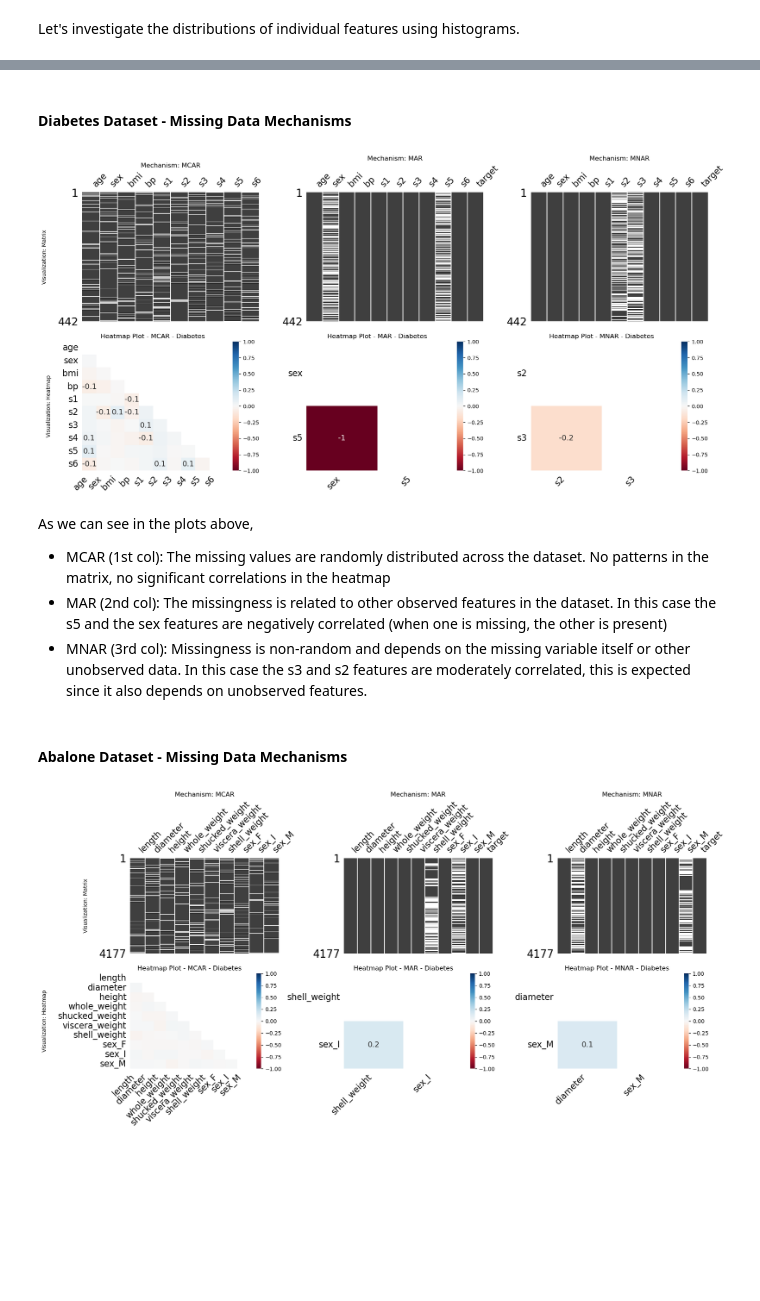
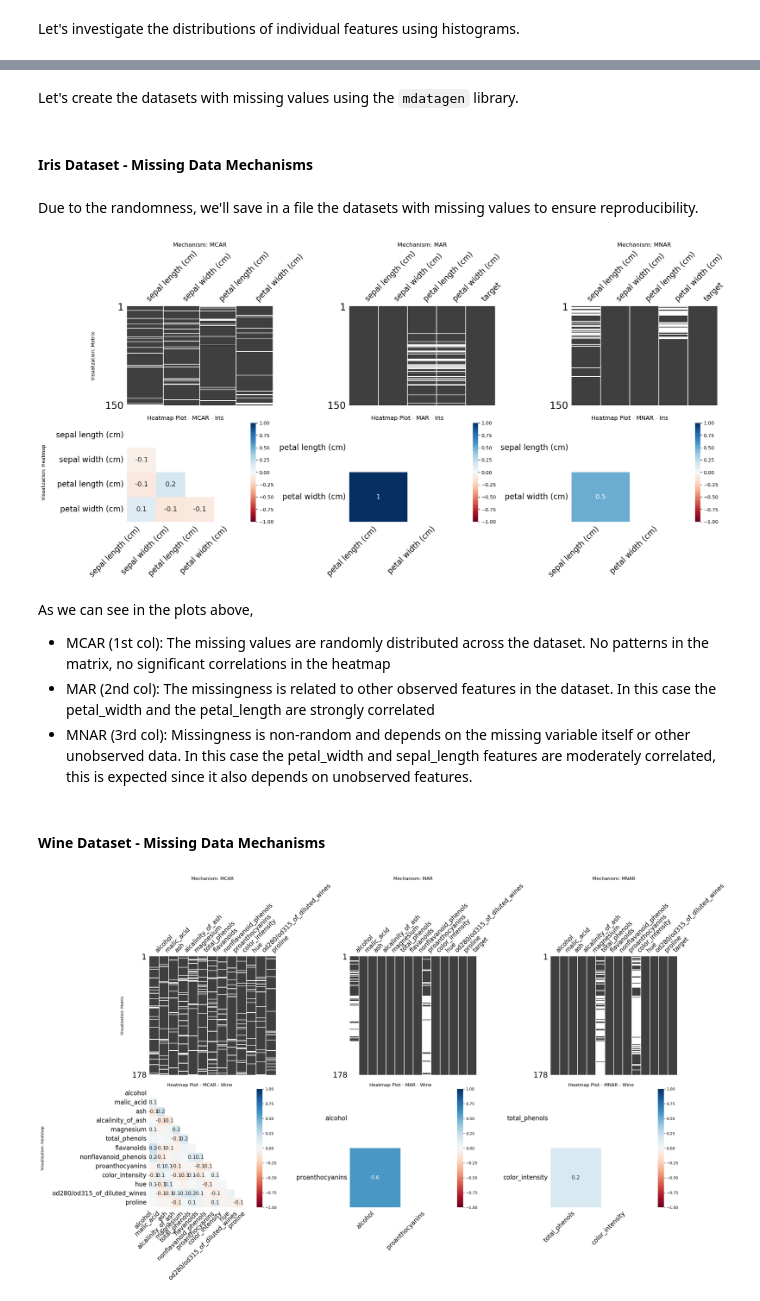
Before and after one commit to Adriano-7/fcup-ias-04-missing-data-mechanisms, a Jupyter notebook: IA04_Missing_Data.ipynb, the cells around one changed output, grey strips where cells are left out. Cells and saved outputs as stored; diff of their text form; code cells hidden in the pictures; blank space fills up the shorter version.

```diff
--- a/IA04_Missing_Data.ipynb
+++ b/IA04_Missing_Data.ipynb
@@ -51,9 +49,9 @@ Let's investigate the distributions of individual features using histograms.
 import matplotlib.pyplot as plt
 
 plt.figure(figsize=(10, 5))
-for i, col in enumerate(df_diabetes.columns):
+for i, col in enumerate(df_iris.columns):
     plt.subplot(3, 4, i + 1)
-    plt.hist(df_diabetes[col])
+    plt.hist(df_iris[col])
     plt.title(col)
 plt.tight_layout()
 plt.show()
@@ -253,7 +273,7 @@ def _geom_miss_plot_missingno(data_missing, cols:tuple[str, str], mechanism_name
 
     return ax
 
-def plot_mechanisms_missingno(data_original, mechanisms_df_dict, visualization_type, cols_scatter=None, x_obs_param=None, figsize=(12, 6)):
+def plot_mechanisms_missingno(data_original, mechanisms_df_dict, visualization_type, cols_scatter=None, x_obs_param=None, figsize=(12, 6), dataset_name="Iris"):
     fig, axes = plt.subplots(len(visualization_type), len(mechanisms_df_dict), figsize=figsize)
     for i, visualization_type in enumerate(visualization_type):
         for j, mechanism in enumerate(mechanisms_df_dict.keys()):
@@ -263,7 +283,7 @@ def plot_mechanisms_missingno(data_original, mechanisms_df_dict, visualization_t
                 data_missing=df_missing,
                 data_original=data_original,
                 mechanism_name=mechanism.upper(),
-                dataset_name="Diabetes",
+                dataset_name=dataset_name,
                 visualization_type=visualization_type,
                 cols_scatter=cols_scatter,
                 ax=ax
@@ -277,8 +297,10 @@ def plot_mechanisms_missingno(data_original, mechanisms_df_dict, visualization_t
 
     plt.tight_layout()
     plt.show()
+# %% [markdown]
+Let's create the datasets with missing values using the `mdatagen` library.
 # %% [markdown]
-#### Diabetes Dataset - Missing Data Mechanisms
+#### Iris Dataset - Missing Data Mechanisms
 # %%
 from mdatagen.multivariate.mMCAR import mMCAR
 from mdatagen.multivariate.mMAR import mMAR
@@ -318,3 +340,5 @@ df_diabetes_mnar = generator.random(missing_rate = 10)
+# %% [markdown]
+Due to the randomness, we'll save in a file the datasets with missing values to ensure reproducibility.
 # %%
 READ_ONLY = True
 if not READ_ONLY:
@@ -329,19 +352,21 @@ else:
 # %%
-plot_mechanisms_missingno(df_diabetes,
-                          mechanisms_df_dict={"MCAR": df_diabetes_mcar, "MAR": df_diabetes_mar, "MNAR": df_diabetes_mnar},
+plot_mechanisms_missingno(df_iris,
+                          mechanisms_df_dict={"MCAR": df_iris_mcar, "MAR": df_iris_mar, "MNAR": df_iris_mnar},
                           visualization_type=["matrix", "heatmap"],
-                          cols_scatter=('bmi', 'bp'),
-                          figsize=(18, 9))
+                          figsize=(20, 10), dataset_name="Iris")
 # %% [output]
-[figure, old version]
+[figure, new version]
 # %% [markdown]
 As we can see in the plots above,
 - MCAR (1st col): The missing values are randomly distributed across the dataset. No patterns in the matrix, no significant correlations in the heatmap
-- MAR (2nd col): The missingness is related to other observed features in the dataset. In this case the s5 and the sex features are negatively correlated (when one is missing, the other is present)
-- MNAR (3rd col): Missingness is non-random and depends on the missing variable itself or other unobserved data. In this case the s3 and s2 features are moderately correlated, this is expected since it also depends on unobserved features.
+- MAR (2nd col): The missingness is related to other observed features in the dataset. In this case the petal_width and the petal_length are strongly correlated
+- MNAR (3rd col): Missingness is non-random and depends on the missing variable itself or other unobserved data. In this case the petal_width and sepal_length features are moderately correlated, this is expected since it also depends on unobserved features.
 # %% [markdown]
-#### Abalone Dataset - Missing Data Mechanisms
+#### Wine Dataset - Missing Data Mechanisms
 # %%
+from mdatagen.multivariate.mMCAR import mMCAR
+from mdatagen.multivariate.mMAR import mMAR
+from mdatagen.multivariate.mMNAR import mMNAR
 """
 Args:
     X (pd.DataFrame): The dataset to receive the missing data.
@@ -350,8 +375,8 @@ Args:
     missTarget (bool, optional): A flag to generate missing into the target.
     seed (int, optional): The seed for the random number generator.
 """
-generator = mMCAR(X=X_abalone, y=y_abalone, missing_rate=10, missTarget=False, seed=42)
-df_abalone_mcar = generator.random()
+generator = mMCAR(X=X_wine, y=y_wine, missing_rate=10, missTarget=False, seed=42)
+df_wine_mcar = generator.random()
 
 """
 Args:
@@ -360,35 +385,36 @@ Args:
     n_xmiss (int): The number of features in the dataset that will receive missing values. Default is 2.
     missTarget (bool, optional): A flag to generate missing into the target.
 """
-generator = mMAR(X=X_abalone, y=y_abalone, missTarget=False)
-df_abalone_mar = generator.random(missing_rate = 10)
+generator = mMAR(X=X_wine, y=y_wine, missTarget=False)
+df_wine_mar = generator.random(missing_rate = 10)
 
 """
 Args:
     X (pd.DataFrame): The dataset to receive the missing data.
     y (np.array): The label values from dataset
-Keyword Args:n_xmiss (int, optional): The number of features in the dataset that will receive missing values. Default is the number of features in dataset.
+Keyword Args:
+    n_xmiss (int, optional): The number of features in the dataset that will receive missing values. Default is the number of features in dataset.
     threshold (float, optional): The threshold to select the locations in feature (xmiss) to receive missing values where 0 indicates de lowest and 1 highest values. Default is 0
     missTarget (bool, optional): A flag to generate missing into the target.
 """
-generator = mMNAR(X=X_abalone, y=y_abalone, missTarget=False)
-df_abalone_mnar = generator.random(missing_rate = 10)
+generator = mMNAR(X=X_wine, y=y_wine, missTarget=False)
+df_wine_mnar = generator.random(missing_rate = 10)
 # %%
 READ_ONLY = True
 if not READ_ONLY:
-    df_abalone_mcar.to_csv('datasets/abalone/abalone_mcar.csv', index=False)
-    df_abalone_mar.to_csv('datasets/abalone/abalone_mar.csv', index=False)
-    df_abalone_mnar.to_csv('datasets/abalone/abalone_mnar.csv', index=False)
+    df_wine_mcar.to_csv('datasets/wine/wine_mcar.csv', index=False)
+    df_wine_mar.to_csv('datasets/wine/wine_mar.csv', index=False)
+    df_wine_mnar.to_csv('datasets/wine/wine_mnar.csv', index=False)
 else:
-    df_abalone_mcar = pd.read_csv('datasets/abalone/abalone_mcar.csv')
-    df_abalone_mar = pd.read_csv('datasets/abalone/abalone_mar.csv')
-    df_abalone_mnar = pd.read_csv('datasets/abalone/abalone_mnar.csv')
+    df_wine_mcar = pd.read_csv('datasets/wine/wine_mcar.csv')
+    df_wine_mar = pd.read_csv('datasets/wine/wine_mar.csv')
+    df_wine_mnar = pd.read_csv('datasets/wine/wine_mnar.csv')
 # %%
-plot_mechanisms_missingno(df_abalone,
-                          mechanisms_df_dict={"MCAR": df_abalone_mcar, "MAR": df_abalone_mar, "MNAR": df_abalone_mnar},
+plot_mechanisms_missingno(df_wine,
+                          mechanisms_df_dict={"MCAR": df_wine_mcar, "MAR": df_wine_mar, "MNAR": df_wine_mnar},
                           visualization_type=["matrix", "heatmap"],
-                          figsize=(18, 9))
+                          figsize=(25, 15), dataset_name="Wine")
 # %% [output]
-[figure, old version]
+[figure, new version]
 # %% [markdown]
 As we can see in the plots above,
```
Also changed, not shown: parts of 40 cells of this notebook, 14 other files.
